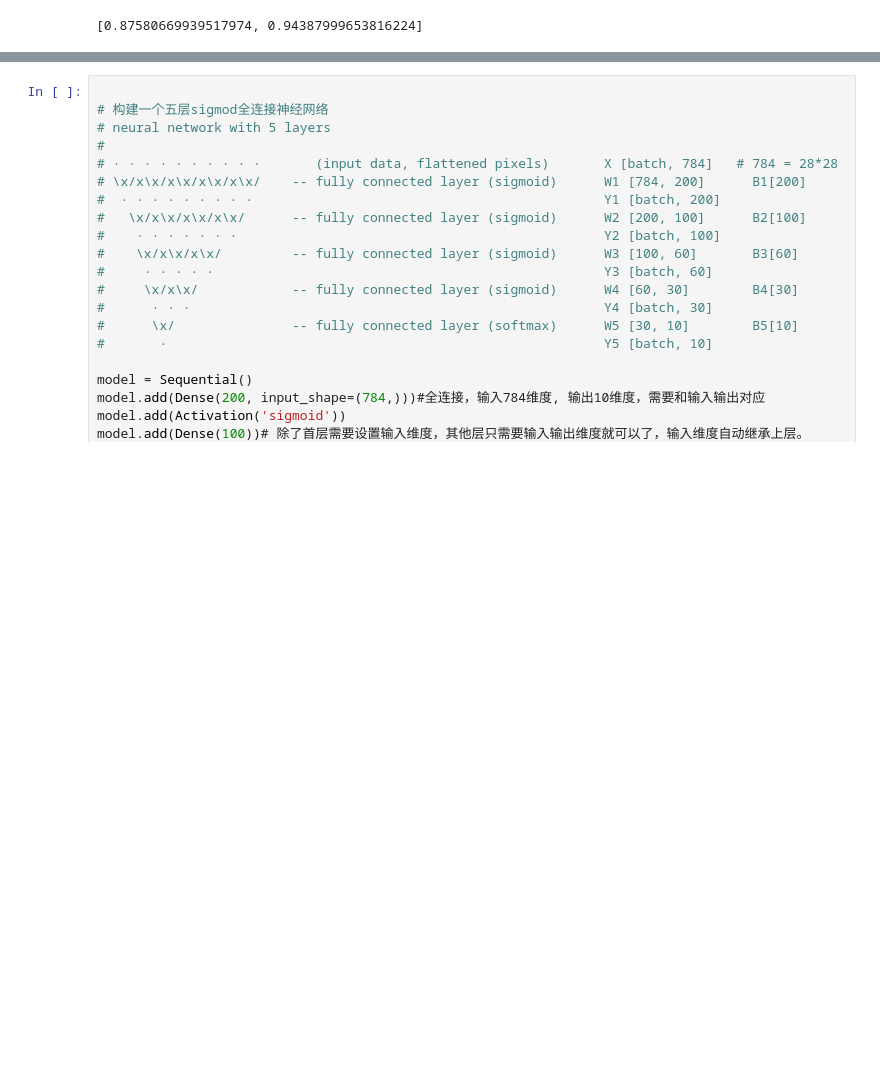
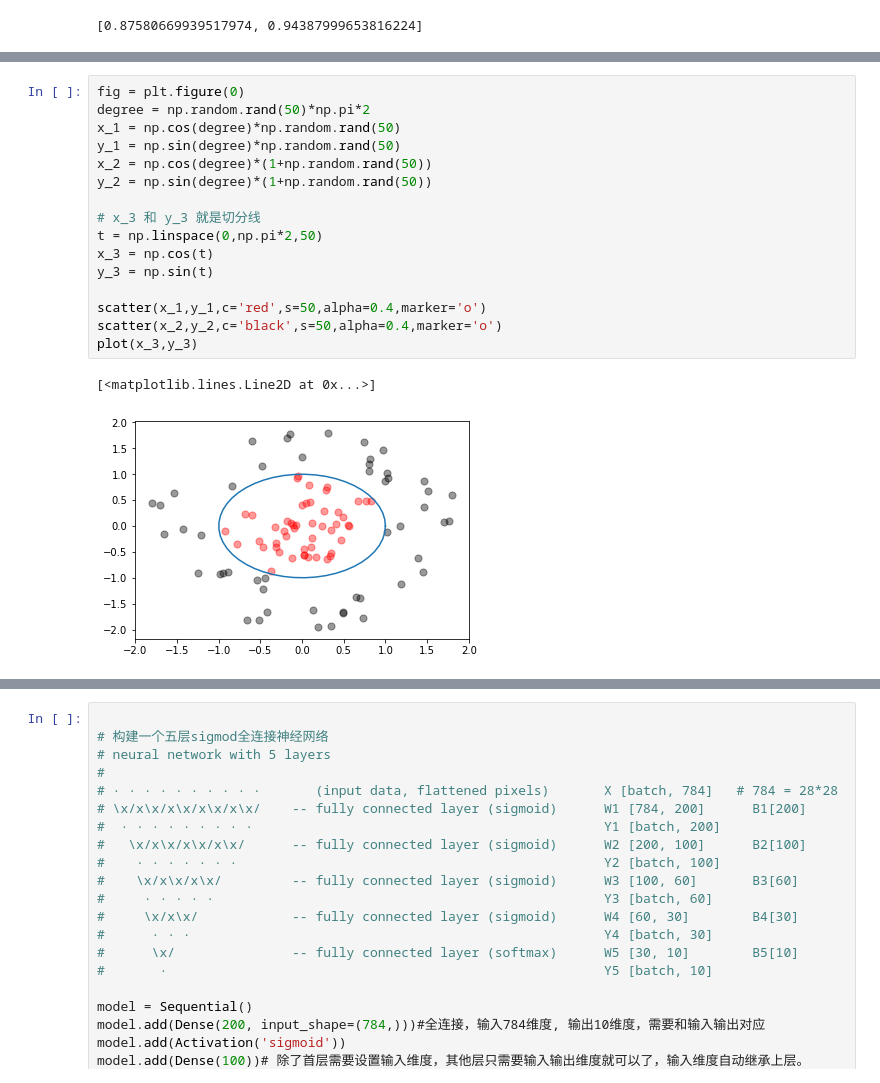
Before and after one commit to shikanon/MyPresentations, a Jupyter notebook: DeepLearning/LearnOfDeepLearning.ipynb, the cells around one changed output, grey strips where cells are left out. Saved outputs shown, nothing was run; the diff lists cells and outputs as text; blank space fills up the shorter version.

```diff
--- a/DeepLearning/LearnOfDeepLearning.ipynb
+++ b/DeepLearning/LearnOfDeepLearning.ipynb
@@ -308,0 +253,19 @@ Adam 也是基于梯度下降的方法，但是每次迭代参数的学习步长
+# %%
+fig = plt.figure(0)
+degree = np.random.rand(50)*np.pi*2
+x_1 = np.cos(degree)*np.random.rand(50)
+y_1 = np.sin(degree)*np.random.rand(50)
+x_2 = np.cos(degree)*(1+np.random.rand(50))
+y_2 = np.sin(degree)*(1+np.random.rand(50))
+
+# x_3 和 y_3 就是切分线
+t = np.linspace(0,np.pi*2,50)
+x_3 = np.cos(t)
+y_3 = np.sin(t)
+
+scatter(x_1,y_1,c='red',s=50,alpha=0.4,marker='o')
+scatter(x_2,y_2,c='black',s=50,alpha=0.4,marker='o')
+plot(x_3,y_3)
+# %% [output]
+[<matplotlib.lines.Line2D at 0x...>]
+[figure, added]
```
Also changed, not shown: parts of 28 cells of this notebook, 10 other files.
